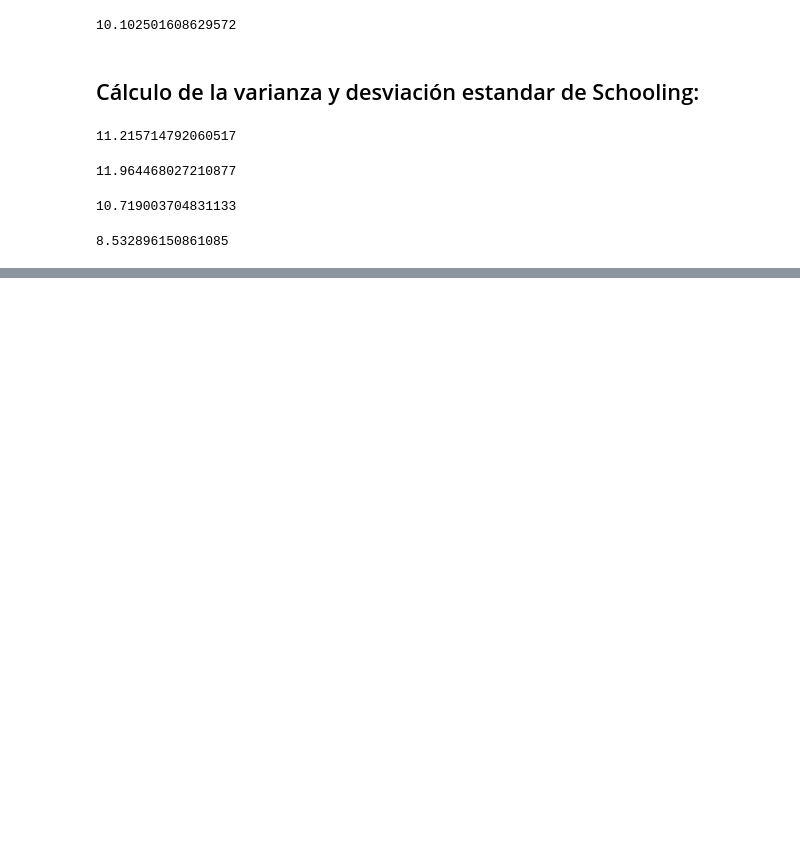
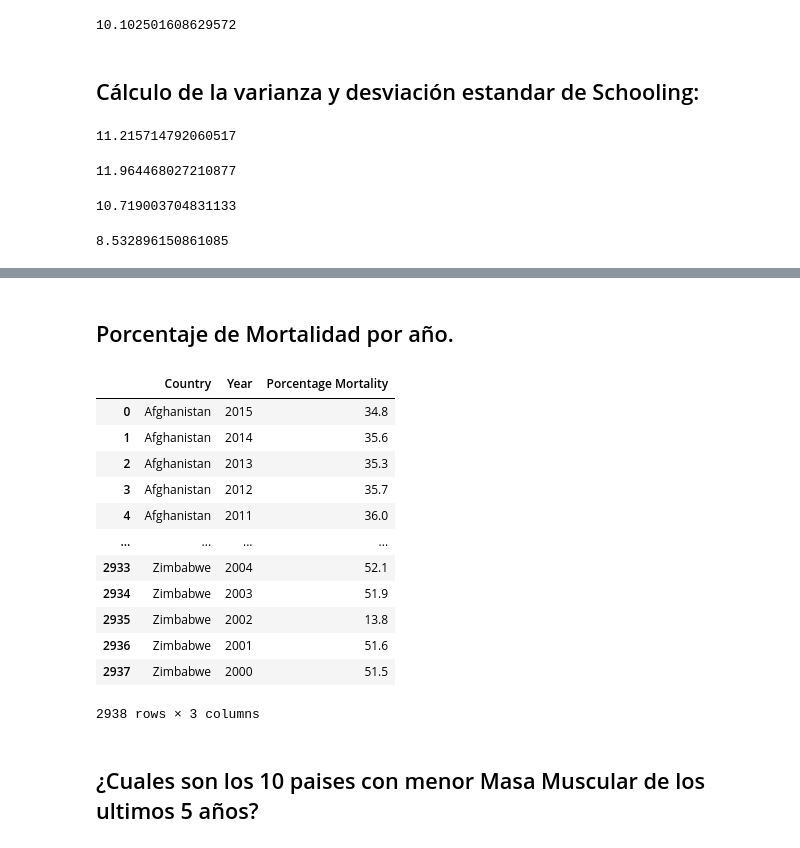
Before and after one commit to rovin-2/Analis-Esperanza-de-Vida-Con-Python, a Jupyter notebook: Analisis_Esperanza_de_Vida.ipynb, the cells around one changed output, grey strips where cells are left out. Cells and saved outputs as stored; diff of their text form; code cells hidden in the pictures; blank space fills up the shorter version.

```diff
--- a/Analisis_Esperanza_de_Vida.ipynb
+++ b/Analisis_Esperanza_de_Vida.ipynb
@@ -602,0 +668,2 @@ np.std(df_sin_atipicos.loc[0:735,'Schooling'])
+# %%
+ana_frec = df_sin_atipicos
@@ -602,0 +689,24 @@ np.std(df_sin_atipicos.loc[0:735,'Schooling'])
+# %% [markdown]
+## Porcentaje de Mortalidad por año.
+# %%
+x=ana_frec.loc[: ,['Country', 'Year']]
+# %%
+x['Porcentage Mortality']=(((ana_frec['winsorized_Population']/ 1000)*(ana_frec['winsorized_Adult_Mortality']+ ana_frec['winsorized_Infant_Deaths']+ana_frec['winsorized_Under_Five_Deaths']))/ ana_frec['winsorized_Population'])*100
+# %%
+x
+# %% [output]
+|  | Country | Year | Porcentage Mortality |
+| 0 | Afghanistan | 2015 | 34.8 |
+| 1 | Afghanistan | 2014 | 35.6 |
+| 2 | Afghanistan | 2013 | 35.3 |
+| 3 | Afghanistan | 2012 | 35.7 |
+| 4 | Afghanistan | 2011 | 36.0 |
+| ... | ... | ... | ... |
+| 2933 | Zimbabwe | 2004 | 52.1 |
+| 2934 | Zimbabwe | 2003 | 51.9 |
+| 2935 | Zimbabwe | 2002 | 13.8 |
+| 2936 | Zimbabwe | 2001 | 51.6 |
+| 2937 | Zimbabwe | 2000 | 51.5 |
+2938 rows × 3 columns
+# %% [markdown]
+## ¿Cuales son los 10 paises con menor Masa Muscular de los ultimos 5 años?
```
Also changed, not shown: parts of 12 cells of this notebook.
